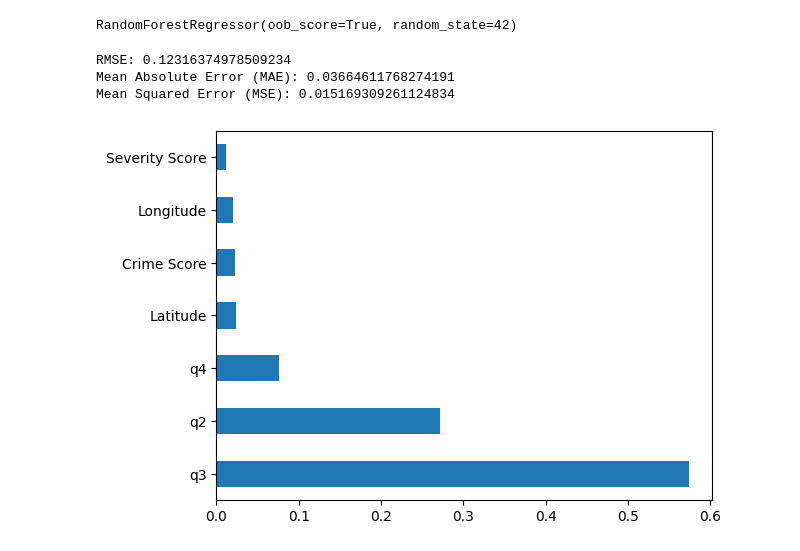
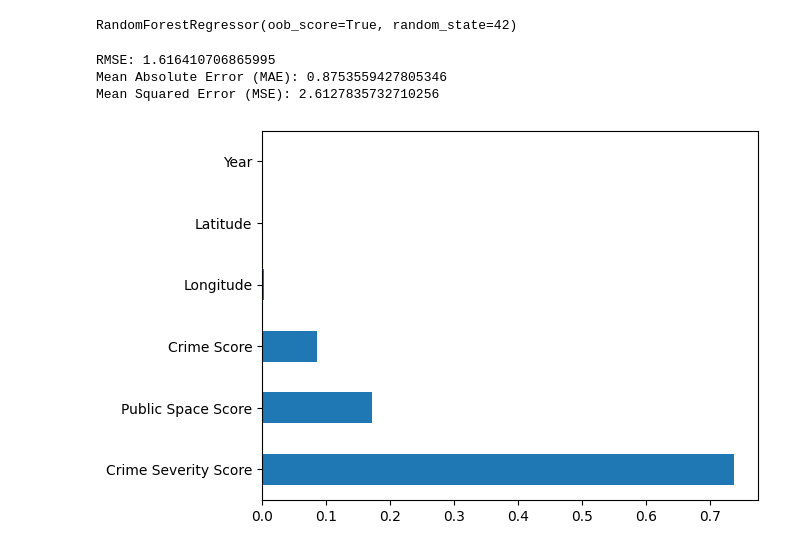
Before and after one commit to loisperryman02/proutectapp, a Jupyter notebook: mobile-application/python-files/machine_learning_implementation.ipynb, the cells around one changed output. Drawn from its saved outputs; the diff is of its cells as text; code cells hidden in the pictures.

```diff
--- a/mobile-application/python-files/machine_learning_implementation.ipynb
+++ b/mobile-application/python-files/machine_learning_implementation.ipynb
@@ -255,0 +260,6 @@ Name: Classification, Length: 784, dtype: float64
+# %%
+safety_scores = pd.read_csv("C:\\Users\\User\\Documents\\GitHub\\proutectapp\\csv-json-files\\training_set_new.csv")
+
+X = safety_scores.drop(['Safety Score'], axis=1)
+
+y = safety_scores['Safety Score']
@@ -256,8 +298,14 @@ Name: Classification, Length: 784, dtype: float64
 # %% [markdown]
 Split data into training/test set.
 # %%
+import numpy as np
+import pandas as pd
+from sklearn.ensemble import RandomForestRegressor
+import matplotlib.pyplot as plt
+from sklearn.model_selection import train_test_split
+
 # 80% : 20% split
-X_train, X_test, y_train, y_test = train_test_split(X_2, y_2, test_size=0.2, random_state=42)
+X_train, X_test, y_train, y_test = train_test_split(X, y, test_size=0.2, random_state=42)
 # %%
 regressor = RandomForestRegressor(n_estimators=100, random_state=42, oob_score = True)
 regressor.fit(X_train, y_train)
@@ -281,12 +329,12 @@ print(f"Mean Absolute Error (MAE): {mae}")
 mse = mean_squared_error(y_test, y_pred)
 print(f"Mean Squared Error (MSE): {mse}")
 # %% [output]
-RMSE: 0.12316374978509234
-Mean Absolute Error (MAE): 0.03664611768274191
-Mean Squared Error (MSE): 0.015169309261124834
+RMSE: 1.616410706865995
+Mean Absolute Error (MAE): 0.8753559427805346
+Mean Squared Error (MSE): 2.6127835732710256
 # %%
-feature_importances = pd.Series(regressor.feature_importances_, index=X_2.columns)
+feature_importances = pd.Series(regressor.feature_importances_, index=X.columns)
 feature_importances.nlargest(10).plot(kind='barh')  # Top 10 features
 plt.show()
 # %% [output]
-[figure, old version]
+[figure, new version]
```
Also changed, not shown: parts of 6 cells of this notebook, 8 other files.
